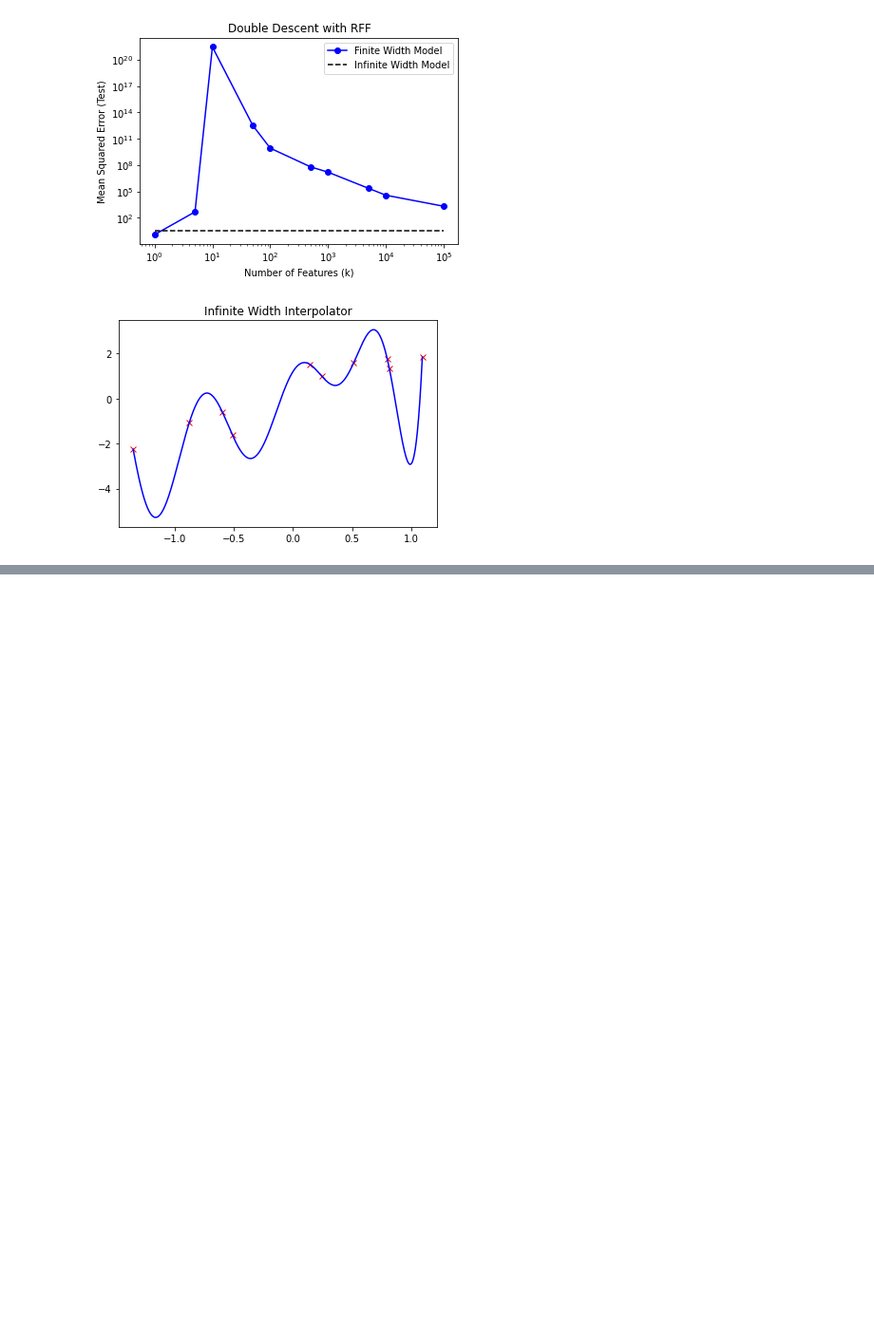
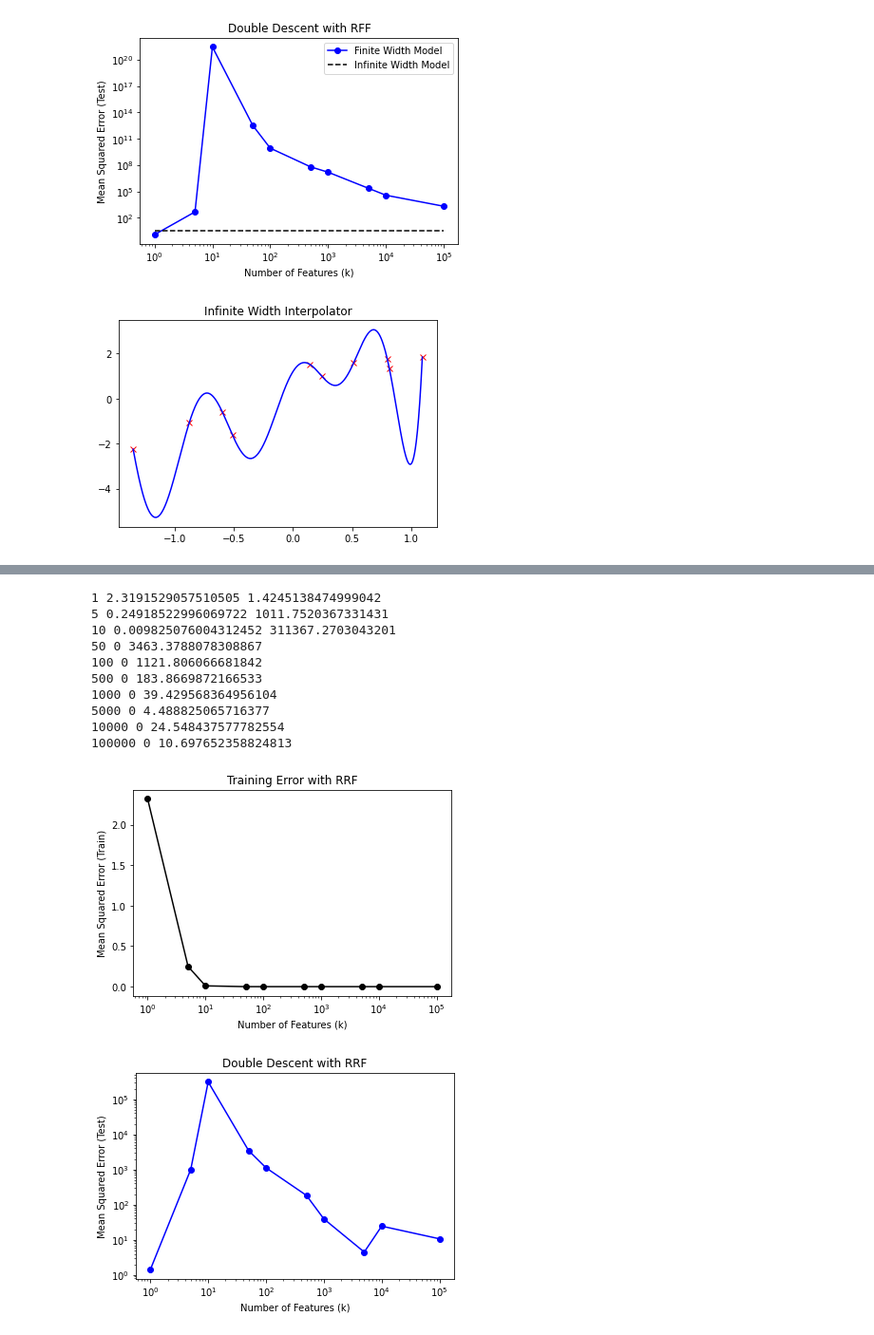
Before and after one commit to aradha5772/deep_learning_theory_tutorial, a Jupyter notebook: DoubleDescentTutorial.ipynb, the cells around one changed output, grey strips where cells are left out. Shown at 95% size. Drawn from its saved outputs; the diff is of its cells as text; code cells hidden in the pictures; blank space fills up the shorter version.

```diff
--- a/DoubleDescentTutorial.ipynb
+++ b/DoubleDescentTutorial.ipynb
@@ -150,8 +151,7 @@ def euclidean_distances(X, Z, squared=True):
     distances = X @ Z.T * -2 + X_norm + Z_norm
 
     if not squared:
-        distances = np.clip(distances, a_min=0, a_max=None)
-        distances.sqrt_()
+        distances = np.sqrt(np.clip(distances, a_min=0, a_max=None))
     return distances
 
 
@@ -173,7 +173,8 @@ test_error =mse(a_hat @ K_test, y_test)
 
 print("Infinite Width Test Error: ", test_error)
 plt.plot(num_features, test_errors, 'bo-', label='Finite Width Model')
-plt.plot(num_features, [test_error]*len(num_features), 'k--', label='Infinite Width Model')
+plt.plot(num_features, [test_error]*len(num_features), 'k--',
+         label='Infinite Width Model')
 plt.legend()
 plt.title("Double Descent with RFF")
 plt.xscale("log")
@@ -192,0 +251,71 @@ Infinite Width Test Error:  3.1646470696652775
+# %%
+# Finite Width Random ReLU Regression
+from numpy.linalg import pinv
+SEED = 2134
+np.random.seed(SEED)
+
+def mse(preds, labels):
+    return np.mean(np.abs(np.power(preds - labels, 2)))
+
+
+def random_relu_features(X, k=100):
+    d, n = X.shape
+    V = np.random.randn(k, d)
+    b = np.random.randn(k, 1)  ## Model needs a bias term for 1 dimension
+    mat = V @ X + b
+    rrf = np.sqrt(2)/np.sqrt(k) * np.where(mat < 0, 0, mat)
+    return rrf
+
+
+# Vary the number of ReLU features used for regression
+num_features = [1, 5, 10, 50, 100, 500, 1000, 5000, 10000, 100000]
+train_errors = []
+test_errors = []
+
+for num_feat in num_features:
+    # Compute Random ReLU Features for train & test data
+    phi_X = random_relu_features(X, k=num_feat)
+    phi_X_test = random_relu_features(X_test, k=num_feat)
+
+    # Solve linear regression on RRF
+    w_hat = y @ pinv(phi_X)
+    preds = w_hat @ phi_X_test
+
+    # Compute MSE for test samples
+    test_error = mse(preds, y_test)
+    test_errors.append(test_error)
+
+    train_error = mse(w_hat @ phi_X, y)
+    if np.isclose(train_error, 0):
+        train_error = 0
+    train_errors.append(train_error)
+    print(num_feat, train_error, test_error)
+
+
+plt.plot(num_features, train_errors, 'ko-')
+plt.title("Training Error with RRF")
+plt.xscale("log")
+plt.xlabel("Number of Features (k)")
+plt.ylabel("Mean Squared Error (Train)")
+plt.show()
+
+plt.plot(num_features, test_errors, 'bo-')
+plt.title("Double Descent with RRF")
+plt.xscale("log")
+plt.yscale("log")
+plt.xlabel("Number of Features (k)")
+plt.ylabel("Mean Squared Error (Test)")
+plt.show()
+# %% [output]
+1 2.3191529057510505 1.4245138474999042
+5 0.24918522996069722 1011.7520367331431
+10 0.009825076004312452 311367.2703043201
+50 0 3463.3788078308867
+100 0 1121.806066681842
+500 0 183.8669872166533
+1000 0 39.429568364956104
+5000 0 4.488825065716377
+10000 0 24.548437577782554
+100000 0 10.697652358824813
+[figure, added]
+[figure, added]
```
Also changed, not shown: parts of 7 cells of this notebook, 1 other file.
